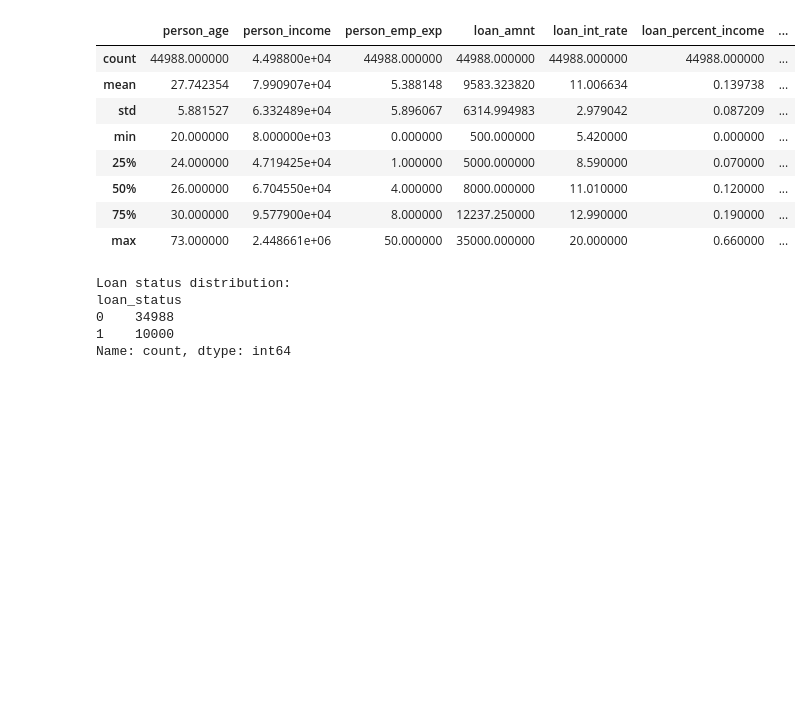
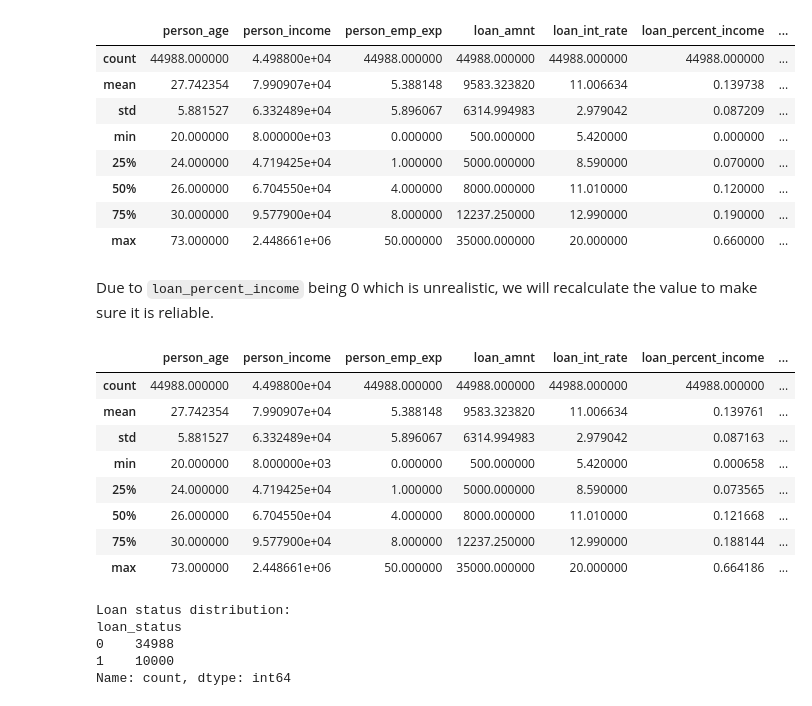
Before and after one commit to keanteng/wqd7012-assignment-1, a Jupyter notebook: code.ipynb, the cells around one changed output. Saved outputs shown, nothing was run; the diff lists cells and outputs as text; code cells hidden in the pictures; blank space fills up the shorter version.

Commit message:
update feature | fix 0 loan_percent_income issue #16

```diff
--- a/code.ipynb
+++ b/code.ipynb
@@ -195,6 +195,24 @@ df.describe()
 | 50% | 26.000000 | 6.704550e+04 | 4.000000 | 8000.000000 | 11.010000 | 0.120000 | ... |
 | 75% | 30.000000 | 9.577900e+04 | 8.000000 | 12237.250000 | 12.990000 | 0.190000 | ... |
 | max | 73.000000 | 2.448661e+06 | 50.000000 | 35000.000000 | 20.000000 | 0.660000 | ... |
+# %% [markdown]
+Due to `loan_percent_income` being 0 which is unrealistic, we will recalculate the value to make sure it is reliable.
+# %%
+# update the loan_percent_income columne with formula loan_amnt / person_income
+df['loan_percent_income'] = df['loan_amnt'] / df['person_income']
+
+# check the updated data
+df.describe()
+# %% [output]
+|  | person_age | person_income | person_emp_exp | loan_amnt | loan_int_rate | loan_percent_income | ... |
+| count | 44988.000000 | 4.498800e+04 | 44988.000000 | 44988.000000 | 44988.000000 | 44988.000000 | ... |
+| mean | 27.742354 | 7.990907e+04 | 5.388148 | 9583.323820 | 11.006634 | 0.139761 | ... |
+| std | 5.881527 | 6.332489e+04 | 5.896067 | 6314.994983 | 2.979042 | 0.087163 | ... |
+| min | 20.000000 | 8.000000e+03 | 0.000000 | 500.000000 | 5.420000 | 0.000658 | ... |
+| 25% | 24.000000 | 4.719425e+04 | 1.000000 | 5000.000000 | 8.590000 | 0.073565 | ... |
+| 50% | 26.000000 | 6.704550e+04 | 4.000000 | 8000.000000 | 11.010000 | 0.121668 | ... |
+| 75% | 30.000000 | 9.577900e+04 | 8.000000 | 12237.250000 | 12.990000 | 0.188144 | ... |
+| max | 73.000000 | 2.448661e+06 | 50.000000 | 35000.000000 | 20.000000 | 0.664186 | ... |
 # %%
 # Target variable distribution
 print("\nLoan status distribution:")
```
Also changed, not shown: parts of 1 cell of this notebook.
